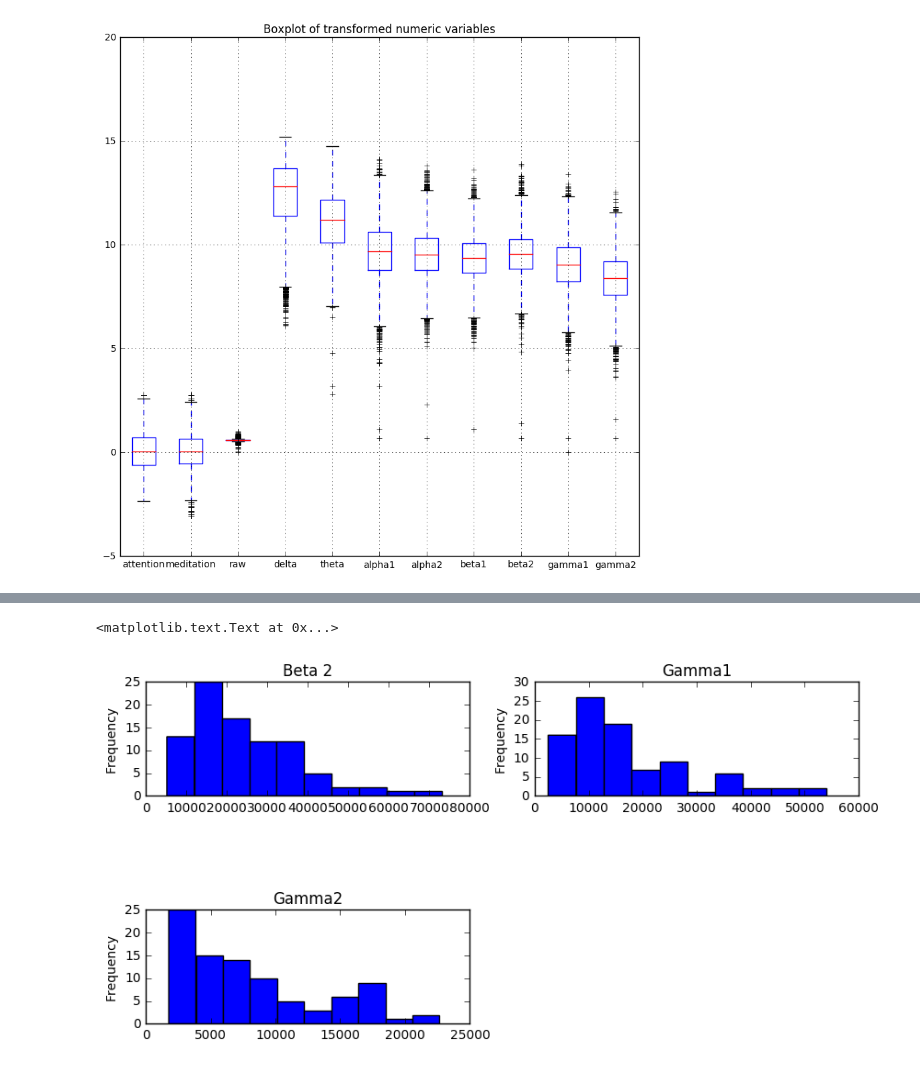
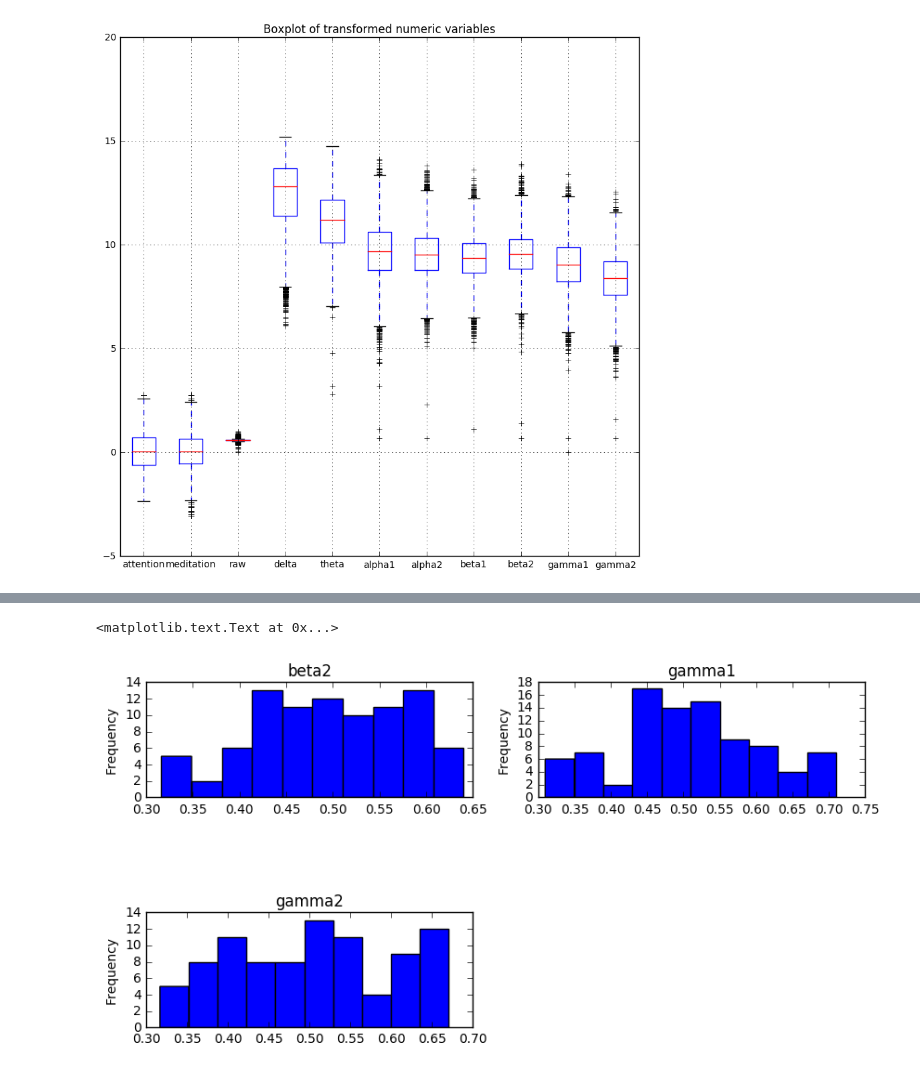
Before and after one commit to kimx3129/CSC529, a Jupyter notebook: csc_529_final_project_clean_transform.ipynb, the cells around one changed output, grey strips where cells are left out. Cells and saved outputs as stored; diff of their text form; code cells hidden in the pictures.

```diff
--- a/csc_529_final_project_clean_transform.ipynb
+++ b/csc_529_final_project_clean_transform.ipynb
@@ -86,11 +90,11 @@ att_med_zscores.columns = ['attention', 'meditation']
 raw_mm = (finaldata[['raw']] - finaldata[['raw']].min()) / (finaldata[['raw']].max() - finaldata[['raw']].min())
 
 # concatenate transformed columns:
-numcols_final = pd.concat([att_med_zscores, raw_mm, eeg_logtransform], axis = 1)
+transformeddata = pd.concat([att_med_zscores, raw_mm, eeg_logtransform], axis = 1)
 
 fig = plt.figure(figsize = (10, 10))
 # display the results:
-numcols_final.boxplot(return_type = 'axes')
+transformeddata.boxplot(return_type = 'axes')
 plt.title('Boxplot of transformed numeric variables')
 # %% [output]
 <matplotlib.text.Text at 0x...>
@@ -99,0 +104,16 @@ Looks like we still have some issues with the variables being on different scale
+# %%
+outlierrmcols = eegcols + amcols
+
+# remove observations outside 3 standard deviations from the mean in the eeg columns:
+for col in outlierrmcols:
+    transformeddata = transformeddata[np.abs(transformeddata[col] -
+                                             transformeddata[col].mean()) <= (3.0 * transformeddata[col].std())]
+# scale to a 0-1 interval:
+for col in outlierrmcols:
+    transformeddata[col] = (transformeddata[col] - transformeddata[col].min()) / \
+    (transformeddata[col].max() - transformeddata[col].min())
+
+# display results:
+fig = plt.figure(figsize = (10, 6))
+transformeddata.boxplot(return_type = 'axes')
+plt.title('Boxplot of rescaled numeric variables')
@@ -99,0 +140,6 @@ Looks like we still have some issues with the variables being on different scale
+# %%
+# make sure we only keep the transformed data indices in the final dataset:
+finaldata = finaldata.ix[transformeddata.index.values, :]
+
+# reset values in the 'finaldata' set based on the transformed numerics:
+finaldata[transformeddata.columns] = transformeddata
@@ -142,18 +190,18 @@ plt.title('Beta 1')
 # %%
 fig = plt.figure(figsize = (10, 8))
 fig.subplots_adjust(hspace=1.0)
 
 plt.subplot(321)
-subvid['Beta 2'].plot(kind = 'hist')
-plt.title('Beta 2')
+subvid['beta2'].plot(kind = 'hist')
+plt.title('beta2')
 
 plt.subplot(322)
-subvid['Gamma1'].plot(kind = 'hist')
-plt.title('Gamma1')
+subvid['gamma1'].plot(kind = 'hist')
+plt.title('gamma1')
 
 plt.subplot(323)
-subvid['Gamma2'].plot(kind = 'hist')
-plt.title('Gamma2')
+subvid['gamma2'].plot(kind = 'hist')
+plt.title('gamma2')
 # %% [output]
 <matplotlib.text.Text at 0x...>
-[figure, old version]
+[figure, new version]
```
Also changed, not shown: parts of 11 cells of this notebook.
